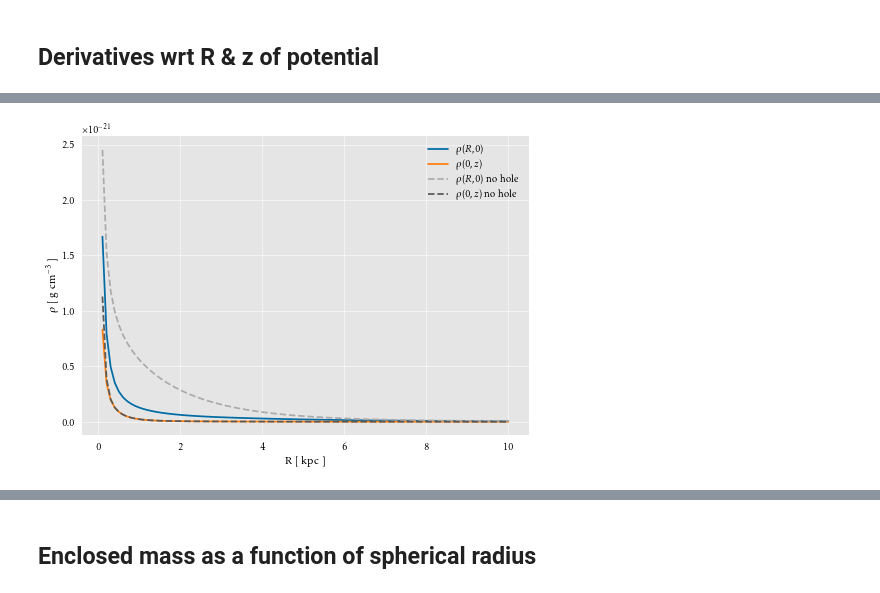
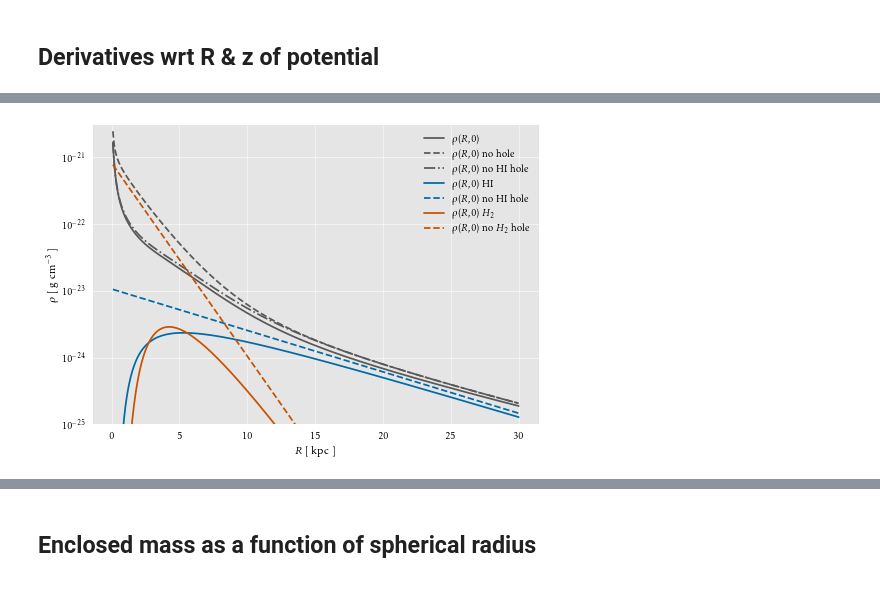
Before and after one commit to aywander/GalPot, a Jupyter notebook: GalPotPython_MWAGN.ipynb, the cells around one changed output, grey strips where cells are left out. Saved outputs shown, nothing was run; the diff lists cells and outputs as text; code cells hidden in the pictures.

```diff
--- a/GalPotPython_MWAGN.ipynb
+++ b/GalPotPython_MWAGN.ipynb
@@ -28,5 +46,6 @@ Load the potential file
 # %%
 Phi = GalaxyPotential("pot/PJM17_best.Tpot")
 Phi_nh = GalaxyPotential("pot/PJM17_best_nohole.Tpot")
+Phi_nHIh = GalaxyPotential("pot/PJM17_best_noHIhole.Tpot")
 vconv = Phi.kpc_Myr_to_km_s
 phi_plt_norm = vconv ** 2 / 1.e5
@@ -33,3 +54,7 @@ phi_plt_norm = vconv ** 2 / 1.e5
+# %%
+Rho = PJM.PJM_MW("pot/PJM17_best.Tpot")
+Rho_nh = PJM.PJM_MW("pot/PJM17_best_nohole.Tpot")
+Rho_nHIh = PJM.PJM_MW("pot/PJM17_best_noHIhole.Tpot")
 # %% [markdown]
 > Note: All the internal workings are in units M<sub>sun</sub>, kpc, Myr (as in the C++ code).
 Conversions for velocities can be applied with the helpful GalaxyPotential value kpc_Myr_to_km_s (=977.77)
@@ -96,11 +134,17 @@ dphidr = Phi.Potential_derivatives(RR, zz)
-# %%
-plt.plot(R, Phi.Density(R, z0) * nm.dens, label=r'$\rho(R, 0)$')
-plt.plot(R, Phi.Density(R0, z) * nm.dens, label=r'$\rho(0, z)$')
-plt.plot(R, Phi_nh.Density(R, z0) * nm.dens, '--', label=r'$\rho(R, 0)$ no hole')
-plt.plot(R, Phi_nh.Density(R0, z) * nm.dens, '--', label=r'$\rho(0, z)$ no hole')
-plt.xlabel('R [ kpc ]')
-plt.ylabel(r'$\rho$ [ g cm$^{-3}$ ]')
-plt.legend()
-plt.show()
-# %% [output]
-[figure, removed]
+# %%
+plt.plot(R, Phi.Density(R, z0) * nm.dens, c=c['tot'], ls=ls['bf'], label=r'$\rho(R, 0)$')
+plt.plot(R, Phi_nh.Density(R, z0) * nm.dens, c=c['tot'], ls=ls['nh'], label=r'$\rho(R, 0)$ no hole')
+plt.plot(R, Phi_nHIh.Density(R, z0) * nm.dens, c=c['tot'], ls=ls['nHIh'], label=r'$\rho(R, 0)$ no HI hole')
+plt.plot(R, Rho.HI_disc(R, z0) * nm.dens, c=c['HI'], ls=ls['bf'], label=r'$\rho(R, 0)$ HI')
+plt.plot(R, Rho_nh.HI_disc(R, z0) * nm.dens, c=c['HI'], ls=ls['nh'], label=r'$\rho(R, 0)$ no HI hole')
+plt.plot(R, Rho.H2_disc(R, z0) * nm.dens, c=c['H2'], ls=ls['bf'], label=r'$\rho(R, 0)$ $H_2$')
+plt.plot(R, Rho_nh.H2_disc(R, z0) * nm.dens, c=c['H2'], ls=ls['nh'], label=r'$\rho(R, 0)$ no $H_2$ hole')
+plt.semilogy()
+plt.ylim(1.e-25, 3.e-21)
+plt.xlabel('$R$ [ kpc ]')
+plt.ylabel(r'$\rho$ [ g cm$^{-3}$ ]')
+plt.legend()
+# plt.legend(loc='upper left', bbox_to_anchor=(1.04, 1.0))
+plt.show()
+# %% [output]
+[figure, added]
```
Also changed, not shown: parts of 15 cells of this notebook, 7 other files.
